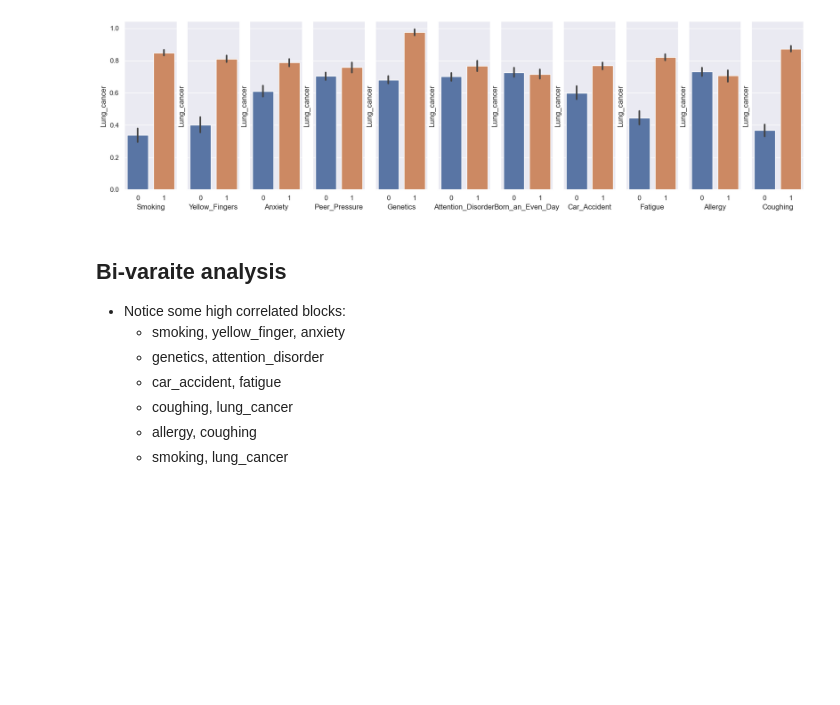
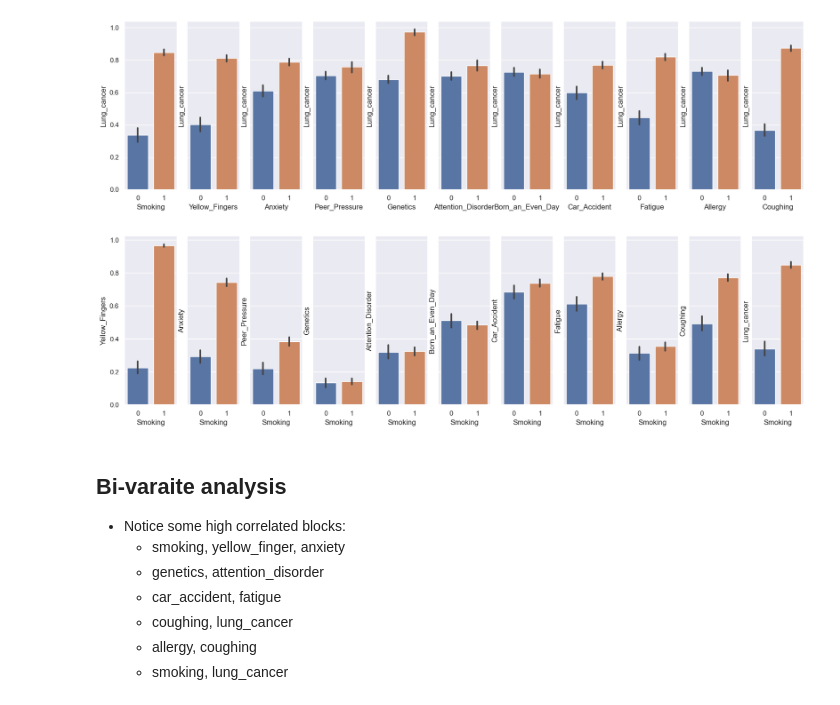
Before and after one commit to ymurong/CDS, a Jupyter notebook: LUCAS/2.EDA.ipynb, the cells around one changed output. Cells and saved outputs as stored; diff of their text form; code cells hidden in the pictures; blank space fills up the shorter version.

```diff
--- a/LUCAS/2.EDA.ipynb
+++ b/LUCAS/2.EDA.ipynb
@@ -81,9 +95,24 @@ target_feature_label = feature_labels[11]
 explanatory_feature_labels = feature_labels[:11]
 fig, axes = plt.subplots(nrows=1, ncols=nb_features - 1, figsize=(20, 5), sharey=True)
 for i in range(nb_features - 1):
-    sns.barplot(data=df_lucas0, x=explanatory_feature_labels[i], y=target_feature_label, ax=axes[i])
+    bar_plot = sns.barplot(data=df_lucas0, x=explanatory_feature_labels[i], y=target_feature_label, ax=axes[i])
 # %% [output]
 [figure]
+# %%
+nb_features = df_lucas0.shape[1]
+feature_labels = df_lucas0.columns.values
+explanatory_feature_label = feature_labels[0]
+target_feature_labels = feature_labels[1:12]
+fig, axes = plt.subplots(nrows=1, ncols=nb_features - 1, figsize=(20, 5), sharey=True)
+labels = ["No Smoking", "Smoking"]
+for i in range(nb_features - 1):
+    bar_plot = sns.barplot(data=df_lucas0, x=explanatory_feature_label, y=target_feature_labels[i], ax=axes[i],
+                           )
+    # if i == 0:
+    #     bar_plot.legend(loc='upper right', labels=labels, color =['red','blue'])
+plt.savefig('univariate_smoking.png')
+# %% [output]
+[figure, added]
 # %% [markdown]
 ## Bi-varaite analysis
 - Notice some high correlated blocks:
```
Also changed, not shown: parts of 12 cells of this notebook, 15 other files.
